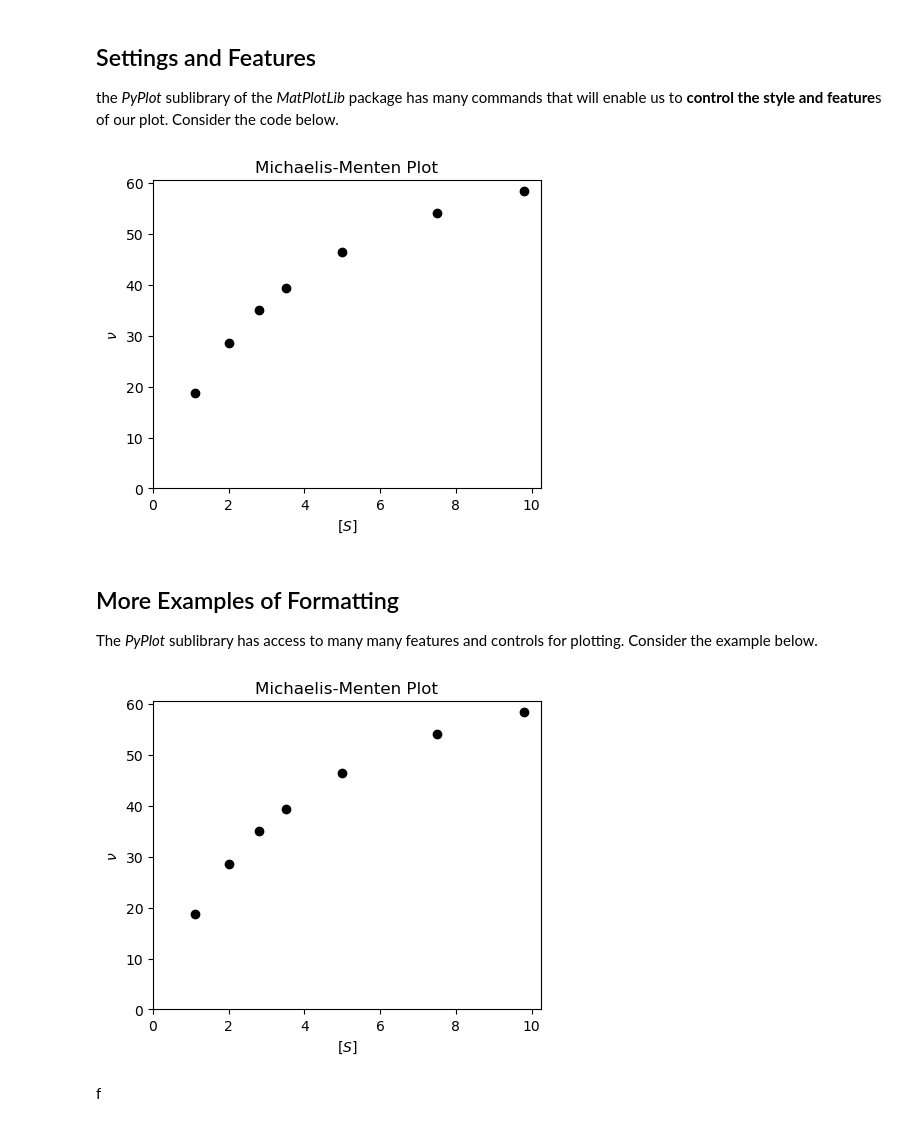
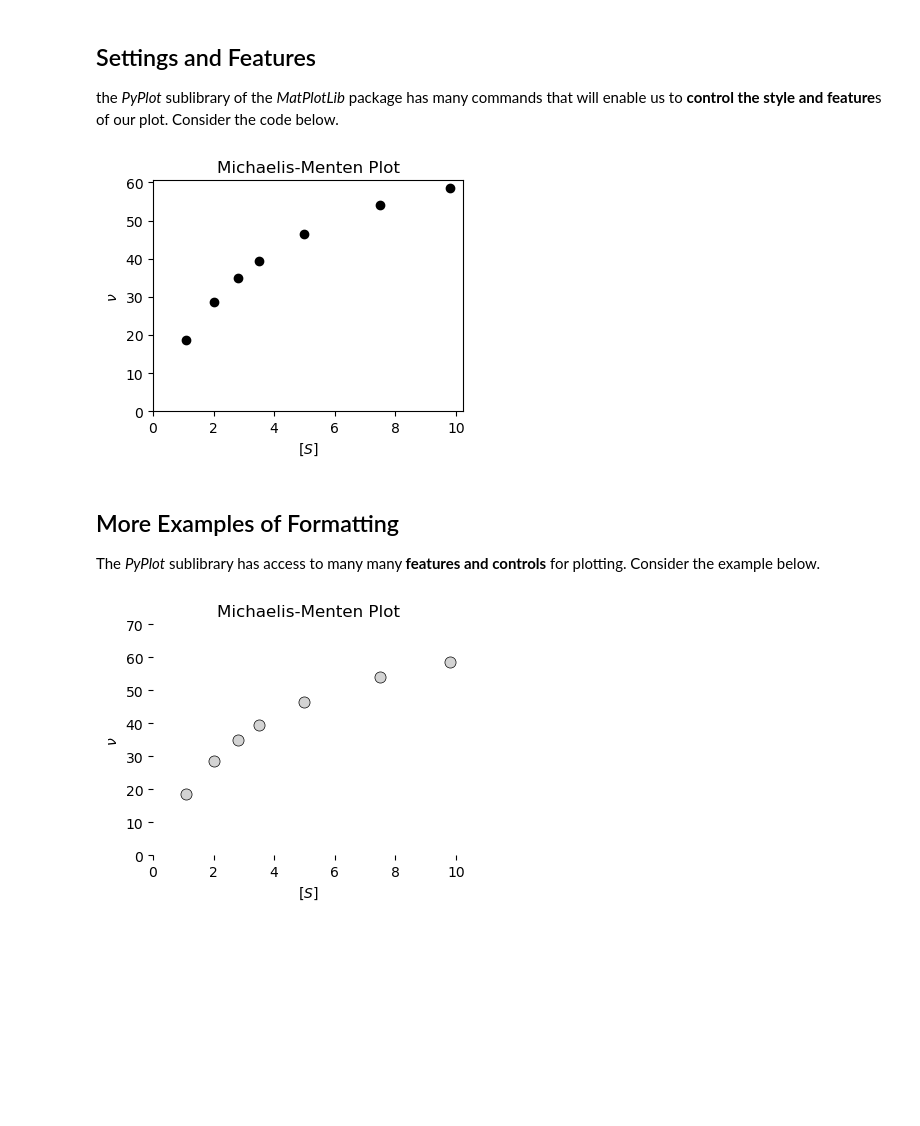
Before and after one commit to blinkletter/StealThisCode, a Jupyter notebook: 2_1_Plotting.ipynb, the cells around one changed output. Saved outputs shown, nothing was run; the diff lists cells and outputs as text; code cells hidden in the pictures; blank space fills up the shorter version.

```diff
--- a/2_1_Plotting.ipynb
+++ b/2_1_Plotting.ipynb
@@ -28,46 +28,61 @@ the *PyPlot* sublibrary of the *MatPlotLib* package has many commands that will
 # %%
 ### A slightly better plot. Take note of how these commands change the plot.
 
+### Create blank plot
 plt.rcdefaults()             ### resets the plot defaults so we always start in the same place
-plt.figure(figsize=(5,4))    ### sets the size of the plot figure in inches
+plt.figure(figsize=(4,3))    ### sets the size of the plot figure in inches
 
+### Plot the data
 plt.plot(x, y, "ko")         ### Plot the x and y data as black "k" circles "o"
 
+### All the rest of these commands are about style
 plt.xlim(0, None)            ### x-axis goes from 0 to limit of data
 plt.ylim(0, None)            ### y-axis goes from 0 to limit of data
 
 plt.title("Michaelis-Menten Plot")   ### use a title
 plt.xlabel(r"$[S]$")                 ### label the x-axis. r means "raw" text string. $-signs are commands for the Latex math language
 plt.ylabel(r"$\nu$")                 ### label y-axis. Here we use the greek letter nu for rate.
 
+### Output the plot
 plt.savefig("plot.pdf")     ### export the plot as this
-
 plt.show()                  ### display the plot in this notebook
 # %% [output]
-[figure, old version]
+[figure, new version]
 # %% [markdown]
 ## More Examples of Formatting
 
-The *PyPlot* sublibrary has access to many many features and controls for plotting. Consider the example below.
+The *PyPlot* sublibrary has access to many many **features and controls** for plotting. Consider the example below.
 # %%
-### More style
+### More style examples
 
+### Create blank plot
 plt.rcdefaults()             ### resets the plot defaults so we always start in the same place
-plt.figure(figsize=(5,4))    ### sets the size of the plot figure in inches
+plt.figure(figsize=(4,3))    ### sets the size of the plot figure in inches
 
-plt.plot(x, y, "ko")         ### Plot the x and y data as black "k" circles "o"
+### Plot the data with style
+plt.plot(x, y,
+        marker='o',                   ### Plot the x and y data
+        linestyle = 'None',           ### no line between markers
+        markerfacecolor='lightgray',  ### markers and lines are this color
+        markeredgecolor = 'black',    ### outline of markers is this color
+        markeredgewidth = 0.5,        ### outline of markers is this wide
+        markersize=8)                 ### markers are this big
 
-plt.xlim(0, None)            ### x-axis goes from 0 to limit of data
-plt.ylim(0, None)            ### y-axis goes from 0 to limit of data
+### Add more style
+plt.xlim(0, None)          ### x-axis goes from 0 to limit of data
+plt.ylim(0, 70)            ### y-axis goes from 0 to 70
 
 plt.title("Michaelis-Menten Plot")   ### use a title
 plt.xlabel(r"$[S]$")                 ### label the x-axis. r means "raw" text string. $-signs are commands for the Latex math language
 plt.ylabel(r"$\nu$")                 ### label y-axis. Here we use the greek letter nu for rate.
 
+plt.gca().spines['right'].set_visible(False)   ### Make right spine invisible
+plt.gca().spines['top'].set_visible(False)     ### Make top spine invisible
+plt.gca().spines['left'].set_visible(False)    ### Make top spine invisible
+plt.gca().spines['bottom'].set_visible(False)  ### Make top spine invisible
+
+### Output the plot
 plt.savefig("plot.pdf")     ### export the plot as this
-
 plt.show()                  ### display the plot in this notebook
 # %% [output]
-[figure, old version]
+[figure, new version]
-# %% [markdown]
-f
```
Also changed, not shown: 6 other files.
